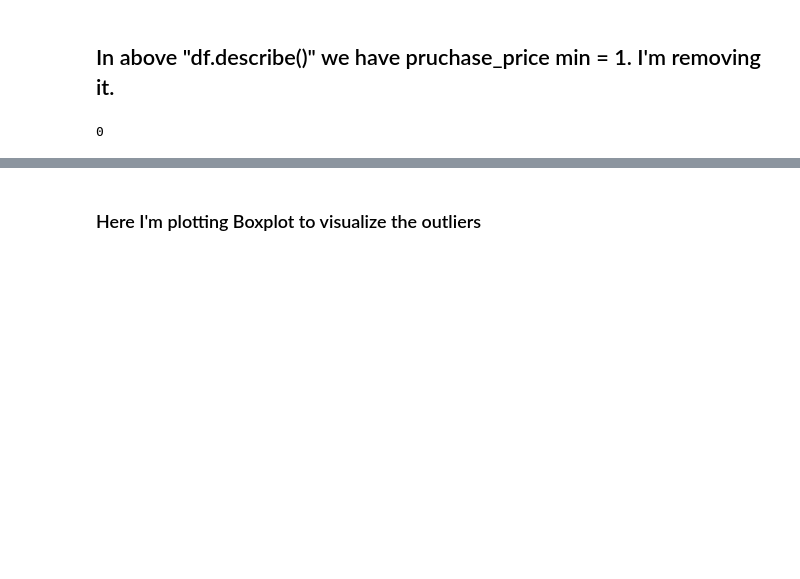
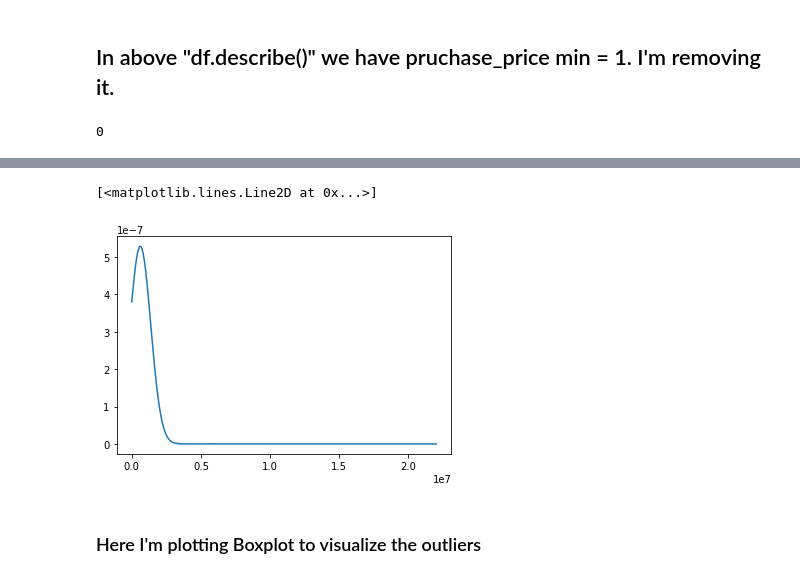
Before and after one commit to amruthanand1/Machine-Learning, a Jupyter notebook: work_on_this_amruth.ipynb, the cells around one changed output, grey strips where cells are left out. Cells and saved outputs as stored; diff of their text form; code cells hidden in the pictures; blank space fills up the shorter version.

```diff
--- a/work_on_this_amruth.ipynb
+++ b/work_on_this_amruth.ipynb
@@ -200,13 +202,17 @@ df.describe()
 | 75% | 6.590000e+05 | 144.215000 | 5.000000 | 2.000000 | 5.000000 | 3.000000 | 1996.000000 | ... |
 | max | 2.200000e+07 | 13555.000000 | 196.000000 | 56.000000 | 25.000000 | 48.000000 | 2024.000000 | ... |
 # %%
-#mean = 6.142150e+05
-#standard_deviation = 7.544553e+05
+import scipy
+mean = 6.142150e+05
+standard_deviation = 7.544553e+05
 
-#x_values = np.arange(4.532600e+02, 2.200000e+07, 100)
-#y_values = scipy.stats.norm(mean, standard_deviation)
+x_values = np.arange(4.532600e+02, 2.200000e+07, 100)
+y_values = scipy.stats.norm(mean, standard_deviation)
 
-#plt.plot(x_values, y_values.pdf(x_values))
+plt.plot(x_values, y_values.pdf(x_values))
+# %% [output]
+[<matplotlib.lines.Line2D at 0x...>]
+[figure, added]
 # %% [markdown]
 ### Here I'm plotting Boxplot to visualize the outliers
 # %%
```
Also changed, not shown: parts of 10 cells of this notebook.
